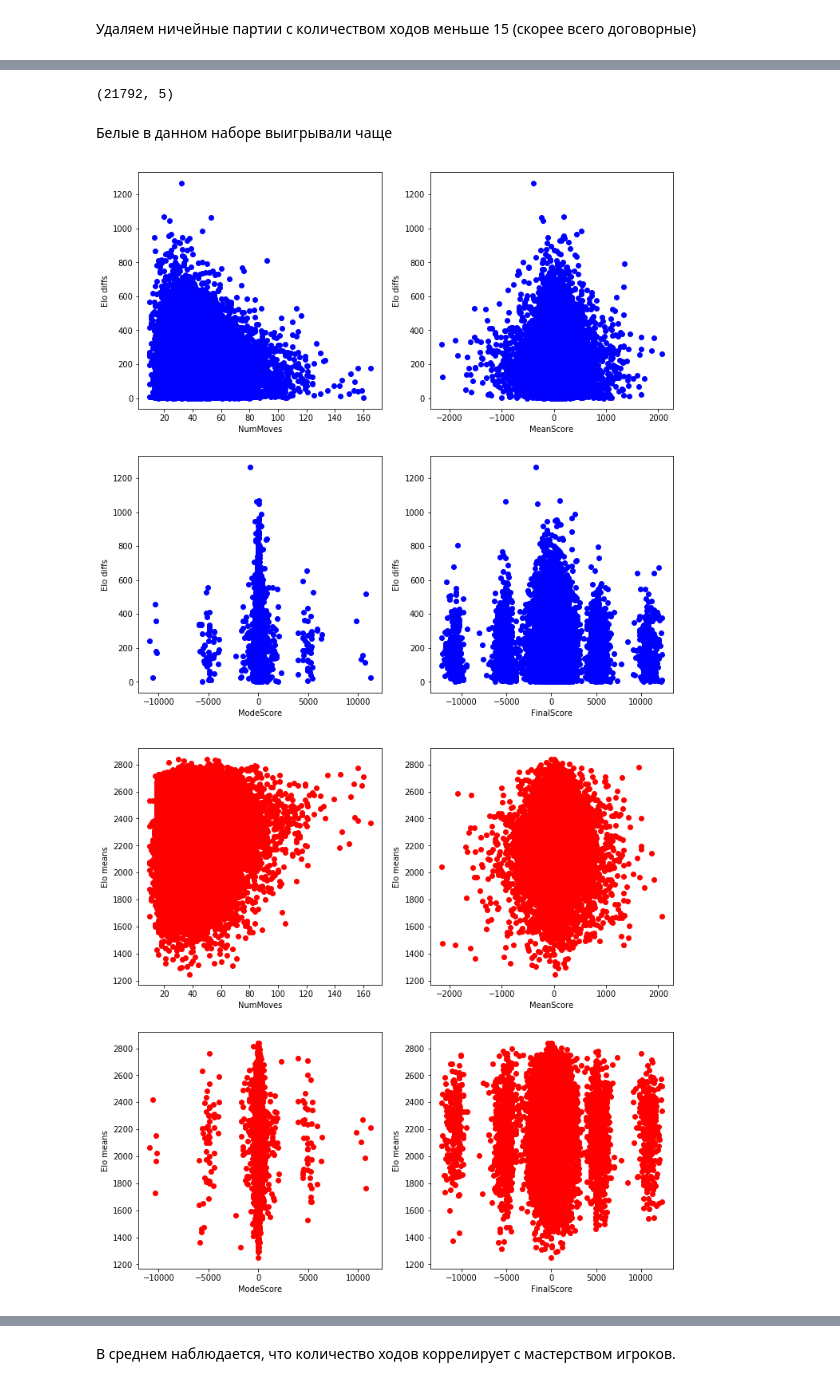
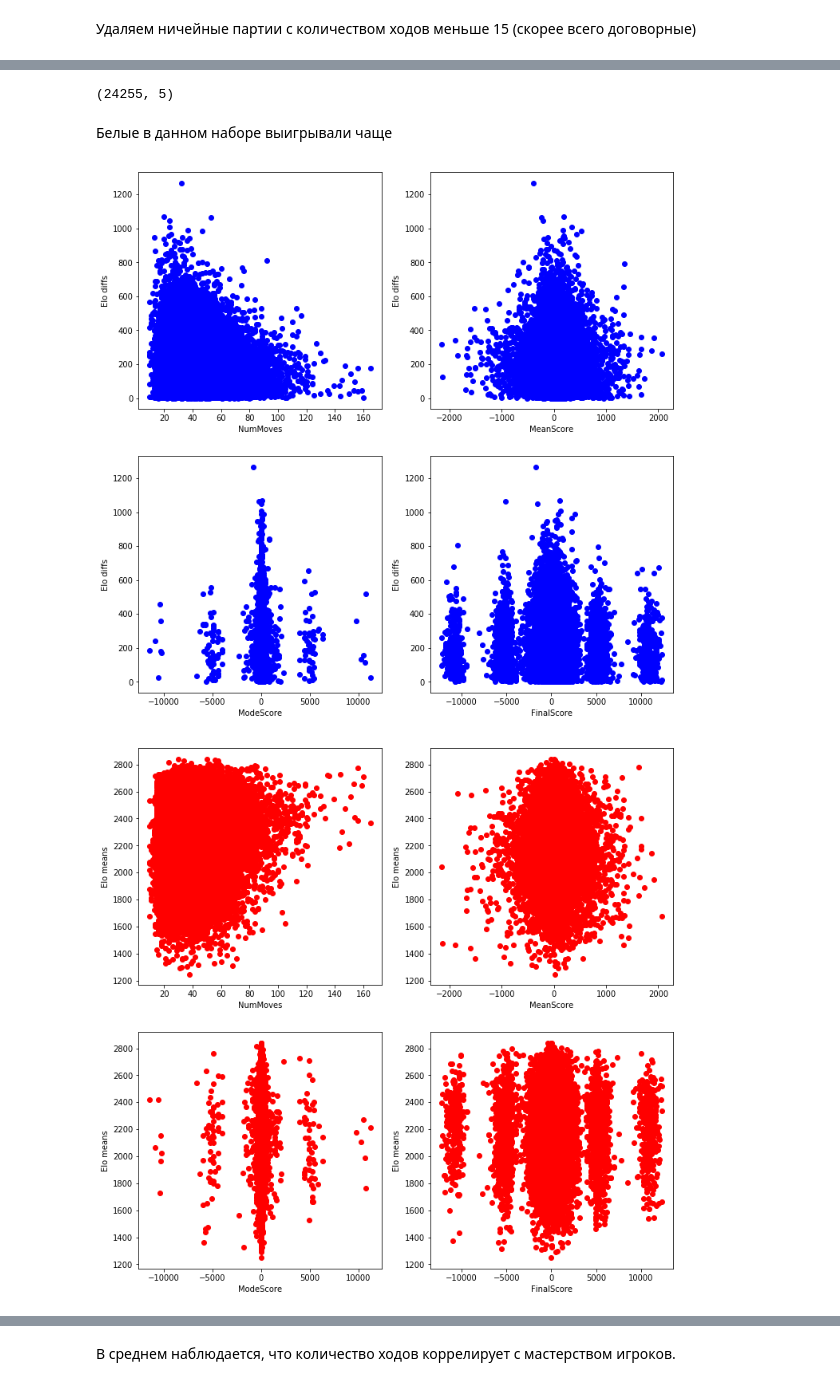
Before and after one commit to polinarod/PredictingRaitings, a Jupyter notebook: exploring.ipynb, the cells around one changed output, grey strips where cells are left out. Cells and saved outputs as stored; diff of their text form; code cells hidden in the pictures.

```diff
--- a/exploring.ipynb
+++ b/exploring.ipynb
@@ -48,8 +48,10 @@ elos.shape
 # %%
 games= pd.read_csv(r'C:\Users\Asus\PredictingRatings\data\games.csv')
-games.Moves=games.Moves.str.replace(' ','').str.replace('[','').str.replace(']','').str.replace(',',' ')
 games.Scores=games.Scores.str.replace(' ','').str.replace('[','').str.replace(']','').str.replace(',',' ')
 games.Scores=games.Scores.apply(lambda x: list(map(int,x.split())))
+games.Moves=games.Moves.str.replace(' ','').str.replace('[','').str.replace(']','').str.replace(',',' ')
 games.Moves=games.Moves.apply(lambda x: x.split())
+games.UCI=games.UCI.str.replace(' ','').str.replace('[','').str.replace(']','').str.replace(',',' ')
+games.UCI=games.UCI.apply(lambda x: x.split())
 games.head()
 # %% [output]
@@ -210,7 +214,7 @@ games['Result'].value_counts().plot('bar')
 elos = elos[elos.index.isin(games.index)]
 elos.shape
 # %% [output]
-(21792, 5)
+(24255, 5)
 # %% [markdown]
 Белые в данном наборе выигрывали чаще
 # %%
@@ -218,25 +222,27 @@ fig=plt.figure(figsize=(12,12))
 plot_number=0
 for i in range(4):
     plt.subplot(2, 2, plot_number + 1)
-    plt.scatter(games.iloc[:,plot_number+3], elos.DiffElos, color = 'b')
-    xl=games.columns[plot_number+3]
+    plt.scatter(games.iloc[:,plot_number+4], elos.DiffElos, color = 'b')
+    xl=games.columns[plot_number+4]
     plt.xlabel (xl)
     plt.ylabel ("Elo diffs")
     plot_number += 1
+plt.show()
 # %% [output]
-[figure, old version]
+[figure, new version]
 # %%
 fig=plt.figure(figsize=(12,12))
 plot_number=0
 for i in range(4):
     plt.subplot(2, 2, plot_number + 1)
-    plt.scatter(games.iloc[:,plot_number+3], elos.MeanElos, color = 'r')
-    xl=games.columns[plot_number+3]
+    plt.scatter(games.iloc[:,plot_number+4], elos.MeanElos, color = 'r')
+    xl=games.columns[plot_number+4]
     plt.xlabel (xl)
     plt.ylabel ("Elo means")
     plot_number += 1
+plt.show()
 # %% [output]
-[figure, old version]
+[figure, new version]
 # %%
 fig=plt.figure(figsize=(12,12))
 plot_number=0
```
Also changed, not shown: parts of 22 cells of this notebook, 5 other files.
